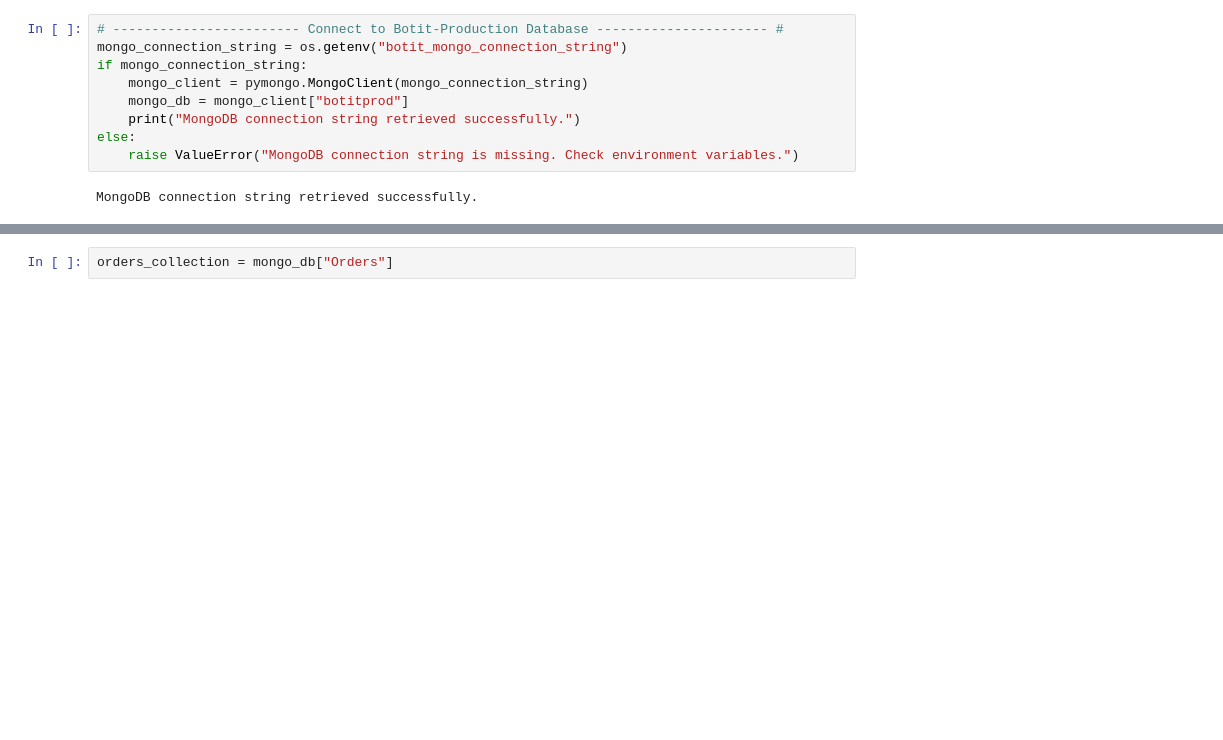
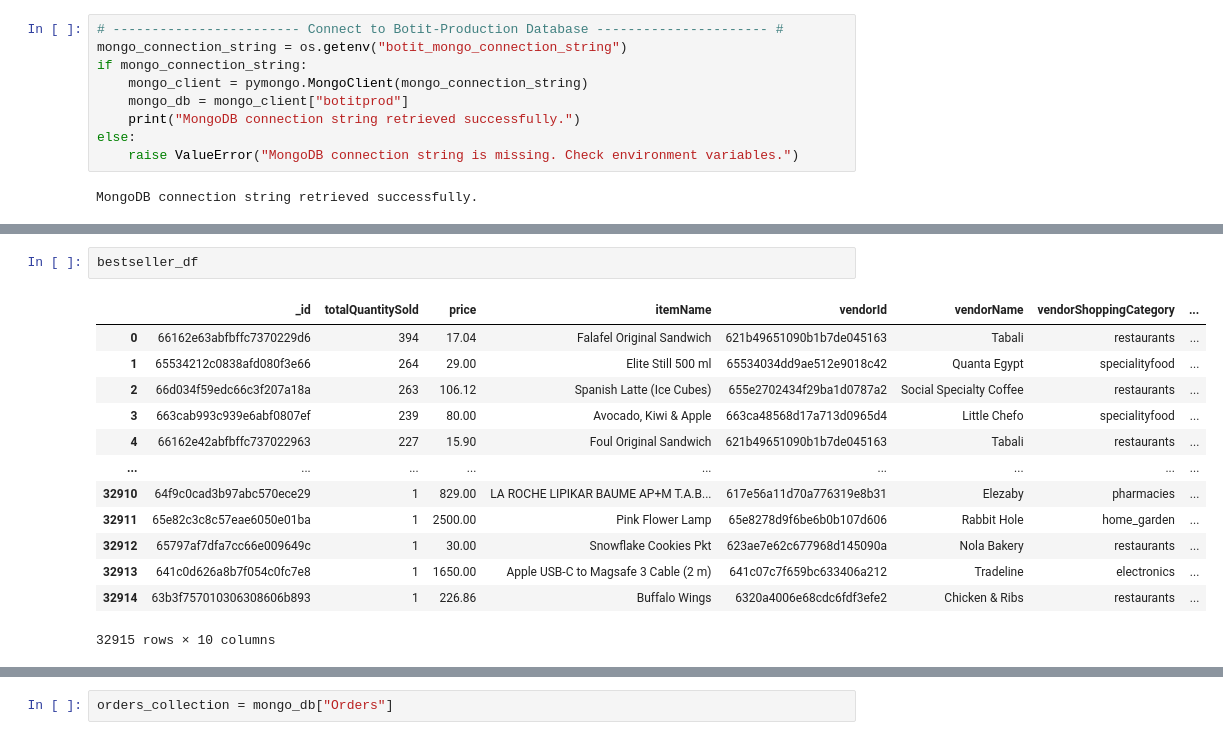
Before and after one commit to Huss8in/etl-mongo-aggregation-runner, a Jupyter notebook: pipelines_report.ipynb, the cells around one changed output, grey strips where cells are left out. Saved outputs shown, nothing was run; the diff lists cells and outputs as text; blank space fills up the shorter version.

```diff
--- a/pipelines_report.ipynb
+++ b/pipelines_report.ipynb
@@ -25,0 +112,16 @@ MongoDB connection string retrieved successfully.
+# %%
+bestseller_df
+# %% [output]
+|  | _id | totalQuantitySold | price | itemName | vendorId | vendorName | vendorShoppingCategory | ... |
+| 0 | 66162e63abfbffc7370229d6 | 394 | 17.04 | Falafel Original Sandwich | 621b49651090b1b7de045163 | Tabali | restaurants | ... |
+| 1 | 65534212c0838afd080f3e66 | 264 | 29.00 | Elite Still 500 ml | 65534034dd9ae512e9018c42 | Quanta Egypt | specialityfood | ... |
+| 2 | 66d034f59edc66c3f207a18a | 263 | 106.12 | Spanish Latte (Ice Cubes) | 655e2702434f29ba1d0787a2 | Social Specialty Coffee | restaurants | ... |
+| 3 | 663cab993c939e6abf0807ef | 239 | 80.00 | Avocado, Kiwi & Apple | 663ca48568d17a713d0965d4 | Little Chefo | specialityfood | ... |
+| 4 | 66162e42abfbffc737022963 | 227 | 15.90 | Foul Original Sandwich | 621b49651090b1b7de045163 | Tabali | restaurants | ... |
+| ... | ... | ... | ... | ... | ... | ... | ... | ... |
+| 32910 | 64f9c0cad3b97abc570ece29 | 1 | 829.00 | LA ROCHE LIPIKAR BAUME AP+M T.A.B... | 617e56a11d70a776319e8b31 | Elezaby | pharmacies | ... |
+| 32911 | 65e82c3c8c57eae6050e01ba | 1 | 2500.00 | Pink Flower Lamp | 65e8278d9f6be6b0b107d606 | Rabbit Hole | home_garden | ... |
+| 32912 | 65797af7dfa7cc66e009649c | 1 | 30.00 | Snowflake Cookies Pkt | 623ae7e62c677968d145090a | Nola Bakery | restaurants | ... |
+| 32913 | 641c0d626a8b7f054c0fc7e8 | 1 | 1650.00 | Apple USB-C to Magsafe 3 Cable (2 m) | 641c07c7f659bc633406a212 | Tradeline | electronics | ... |
+| 32914 | 63b3f757010306308606b893 | 1 | 226.86 | Buffalo Wings | 6320a4006e68cdc6fdf3efe2 | Chicken & Ribs | restaurants | ... |
+32915 rows × 10 columns
```
Also changed, not shown: parts of 21 cells of this notebook.
